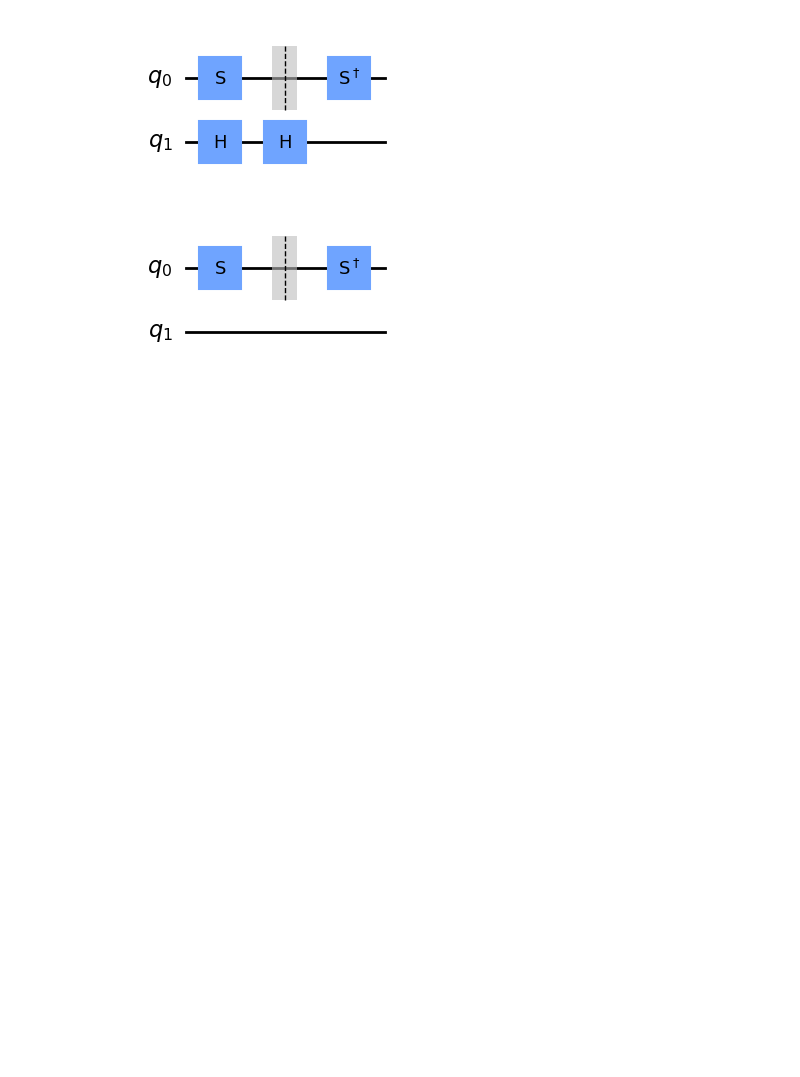
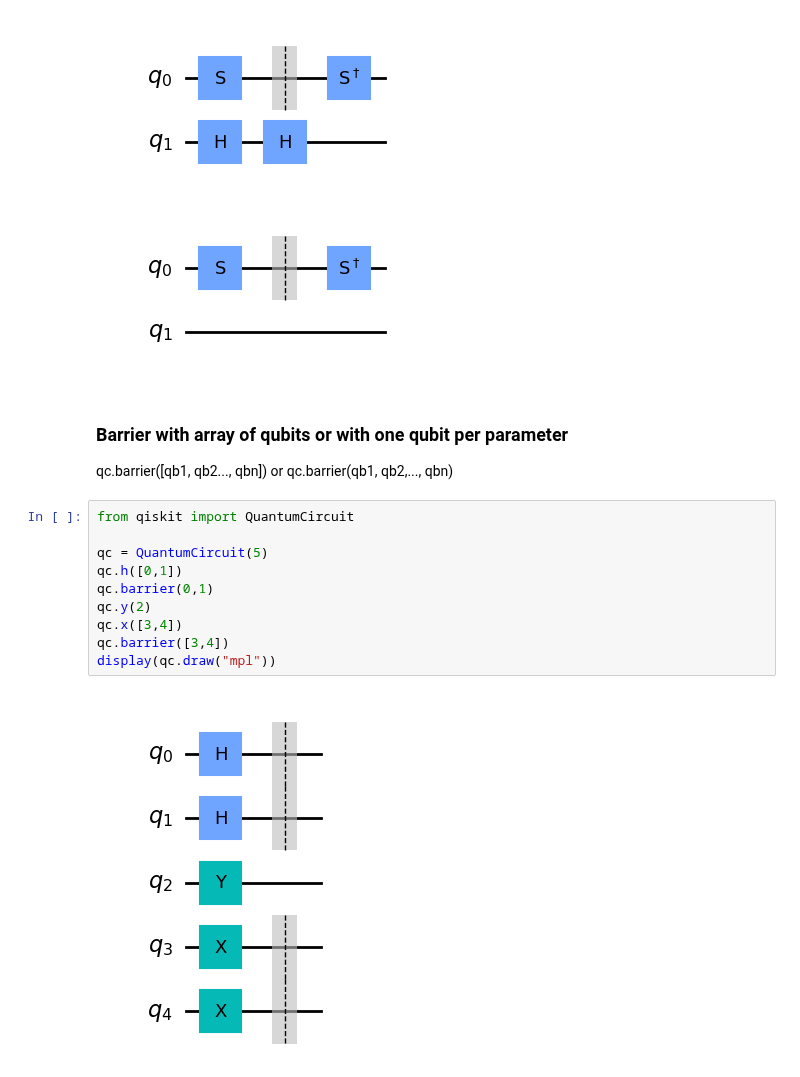
Before and after one commit to mrromaniuc/quantum-computing, a Jupyter notebook: IBMCertifiedAssociateDeveloperQiskit/01.5-Barrier_Operations.ipynb, the cells around one changed output. Drawn from its saved outputs; the diff is of its cells as text; blank space fills up the shorter version.

```diff
--- a/IBMCertifiedAssociateDeveloperQiskit/01.5-Barrier_Operations.ipynb
+++ b/IBMCertifiedAssociateDeveloperQiskit/01.5-Barrier_Operations.ipynb
@@ -80,3 +85,18 @@ display(qc_trans.draw())
 # %% [output]
 [figure]
 [figure]
+# %% [markdown]
+### Barrier with array of qubits or with one qubit per parameter
+qc.barrier([qb1, qb2..., qbn]) or qc.barrier(qb1, qb2,..., qbn)
+# %%
+from qiskit import QuantumCircuit
+
+qc = QuantumCircuit(5)
+qc.h([0,1])
+qc.barrier(0,1)
+qc.y(2)
+qc.x([3,4])
+qc.barrier([3,4])
+display(qc.draw("mpl"))
+# %% [output]
+[figure, added]
```
Also changed, not shown: parts of 5 cells of this notebook.
